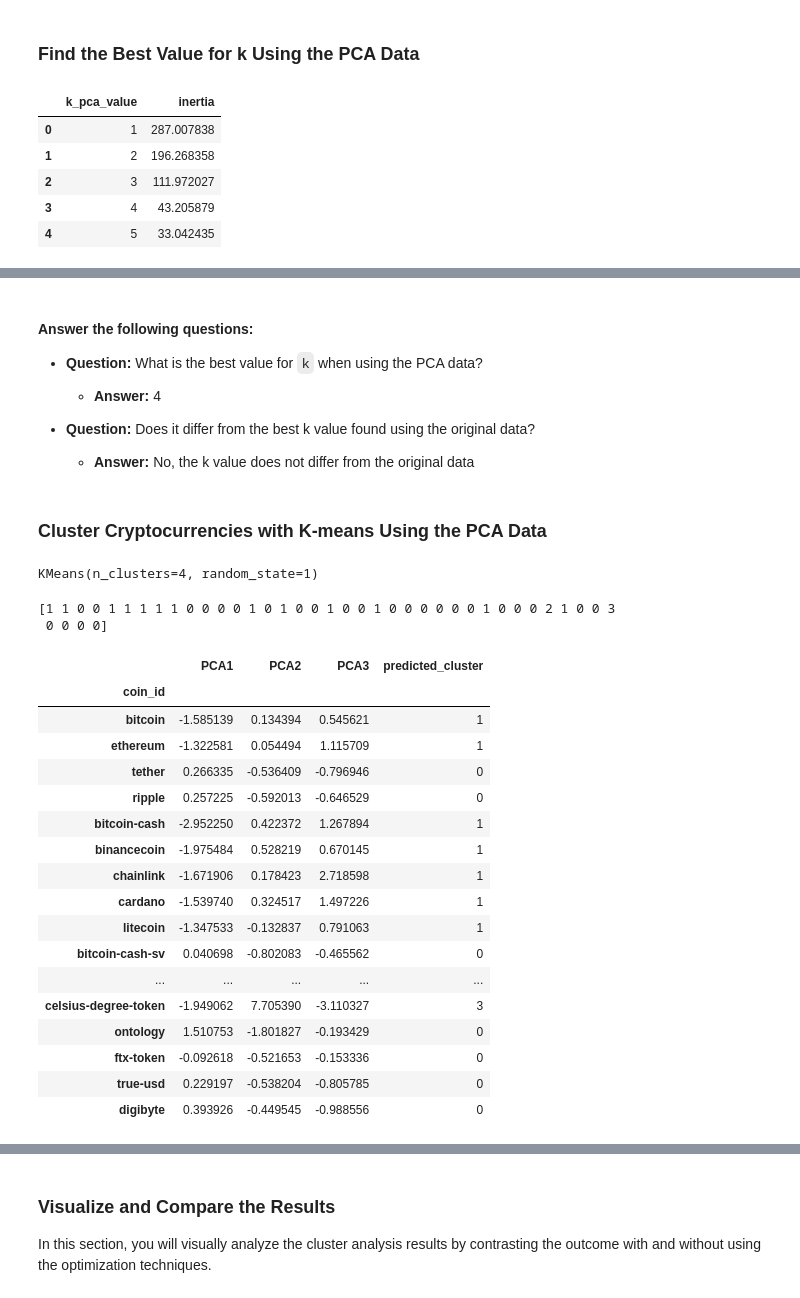
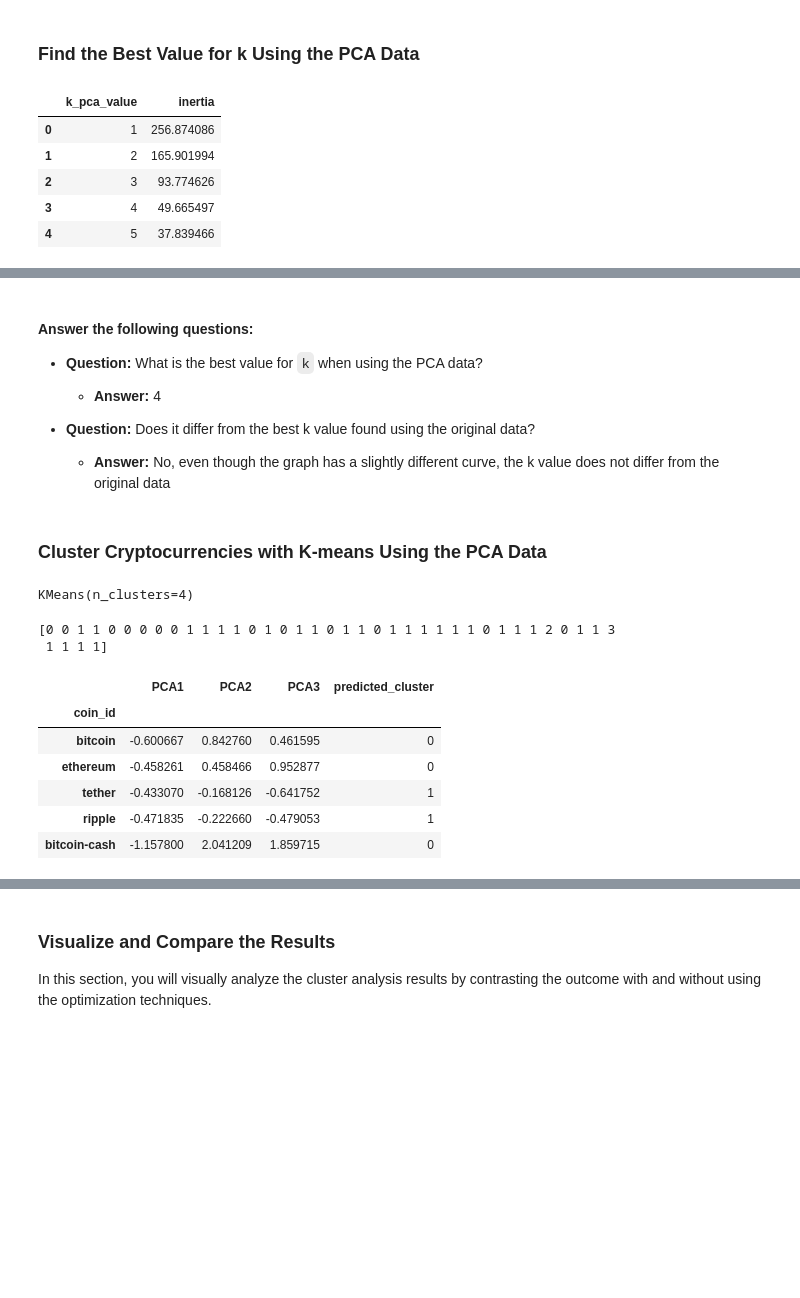
Before and after one commit to rbrennan55/CryptoClusterin, a Jupyter notebook: Crypto_Clustering.ipynb, the cells around one changed output, grey strips where cells are left out. Cells and saved outputs as stored; diff of their text form; code cells hidden in the pictures; blank space fills up the shorter version.

```diff
--- a/Crypto_Clustering.ipynb
+++ b/Crypto_Clustering.ipynb
@@ -75,7 +75,9 @@ memory usage: 2.6+ KB
 # %%
 # Use the `StandardScaler()` module from scikit-learn to normalize the data from the CSV file
 market_data_scaled = StandardScaler().fit_transform(
-    market_data_df[["price_change_percentage_24h", "price_change_percentage_7d", "price_change_percentage_14d", "price_change_percentage_30d", "price_change_percentage_60d", "price_change_percentage_200d", "price_change_percentage_1y"]]
+    market_data_df[["price_change_percentage_24h", "price_change_percentage_7d", "price_change_percentage_14d",
+                    "price_change_percentage_30d", "price_change_percentage_60d", "price_change_percentage_200d",
+                    "price_change_percentage_1y"]]
 )
 # %%
 # Create a DataFrame with the scaled data
@@ -223,7 +227,7 @@ pca = PCA(n_components=3)
 # %%
 # Use the PCA model with `fit_transform` to reduce to
 # three principal components.
-crypto_pca = pca.fit_transform(crypto_scaled_predictions_df)
+crypto_pca = pca.fit_transform(market_data_scaled_df)
 # View the first five rows of the DataFrame.
 crypto_pca[0:5]
 # %% [output]
@@ -302,11 +306,11 @@ elbow_k_value_df = pd.DataFrame(elbow_data_k_value)
 elbow_k_value_df.head()
 # %% [output]
 |  | k_pca_value | inertia |
-| 0 | 1 | 287.007838 |
-| 1 | 2 | 196.268358 |
-| 2 | 3 | 111.972027 |
-| 3 | 4 | 43.205879 |
-| 4 | 5 | 33.042435 |
+| 0 | 1 | 256.874086 |
+| 1 | 2 | 165.901994 |
+| 2 | 3 | 93.774626 |
+| 3 | 4 | 49.665497 |
+| 4 | 5 | 37.839466 |
 # %%
 # Plot a line chart with all the inertia values computed with
 # the different values of k to visually identify the optimal value for k.
@@ -328,7 +333,7 @@ elbow_k_value_df.hvplot.line(
 
 * **Question:** Does it differ from the best k value found using the original data?
 
-  * **Answer:** No, the k value does not differ from the original data
+  * **Answer:** No, even though the graph has a slightly different curve, the k value does not differ from the original data
 # %% [markdown]
 ### Cluster Cryptocurrencies with K-means Using the PCA Data
 # %%
@@ -338,7 +343,7 @@ crypto_model = KMeans(n_clusters=4, random_state=1)
 # Fit the K-Means model using the PCA data
 crypto_model.fit(crypto_pca_df)
 # %% [output]
-KMeans(n_clusters=4, random_state=1)
+KMeans(n_clusters=4)
 # %%
 # Predict the clusters to group the cryptocurrencies using the PCA data
 cluster_group = crypto_model.predict(crypto_pca_df)
@@ -346,36 +351,25 @@ cluster_group = crypto_model.predict(crypto_pca_df)
 # Print the resulting array of cluster values.
 print(cluster_group)
 # %% [output]
-[1 1 0 0 1 1 1 1 1 0 0 0 0 1 0 1 0 0 1 0 0 1 0 0 0 0 0 0 1 0 0 0 2 1 0 0 3
- 0 0 0 0]
+[0 0 1 1 0 0 0 0 0 1 1 1 1 0 1 0 1 1 0 1 1 0 1 1 1 1 1 1 0 1 1 1 2 0 1 1 3
+ 1 1 1 1]
 # %%
 # Create a copy of the DataFrame with the PCA data
 crypto_pca_df_2 = crypto_pca_df.copy()
 
 # Add a new column to the DataFrame with the predicted clusters
 crypto_pca_df_2["predicted_cluster"] = cluster_group
 
 # Display sample data
-crypto_pca_df_2
+crypto_pca_df_2.head()
 # %% [output]
 |  | PCA1 | PCA2 | PCA3 | predicted_cluster |
 | coin_id |  |  |  |  |
-| bitcoin | -1.585139 | 0.134394 | 0.545621 | 1 |
-| ethereum | -1.322581 | 0.054494 | 1.115709 | 1 |
-| tether | 0.266335 | -0.536409 | -0.796946 | 0 |
-| ripple | 0.257225 | -0.592013 | -0.646529 | 0 |
-| bitcoin-cash | -2.952250 | 0.422372 | 1.267894 | 1 |
-| binancecoin | -1.975484 | 0.528219 | 0.670145 | 1 |
-| chainlink | -1.671906 | 0.178423 | 2.718598 | 1 |
-| cardano | -1.539740 | 0.324517 | 1.497226 | 1 |
-| litecoin | -1.347533 | -0.132837 | 0.791063 | 1 |
-| bitcoin-cash-sv | 0.040698 | -0.802083 | -0.465562 | 0 |
-| ... | ... | ... | ... | ... |
-| celsius-degree-token | -1.949062 | 7.705390 | -3.110327 | 3 |
-| ontology | 1.510753 | -1.801827 | -0.193429 | 0 |
-| ftx-token | -0.092618 | -0.521653 | -0.153336 | 0 |
-| true-usd | 0.229197 | -0.538204 | -0.805785 | 0 |
-| digibyte | 0.393926 | -0.449545 | -0.988556 | 0 |
+| bitcoin | -0.600667 | 0.842760 | 0.461595 | 0 |
+| ethereum | -0.458261 | 0.458466 | 0.952877 | 0 |
+| tether | -0.433070 | -0.168126 | -0.641752 | 1 |
+| ripple | -0.471835 | -0.222660 | -0.479053 | 1 |
+| bitcoin-cash | -1.157800 | 2.041209 | 1.859715 | 0 |
 # %%
 # Create a scatter plot using hvPlot by setting
 # `x="PC1"` and `y="PC2"`.
```
Also changed, not shown: parts of 14 cells of this notebook.
